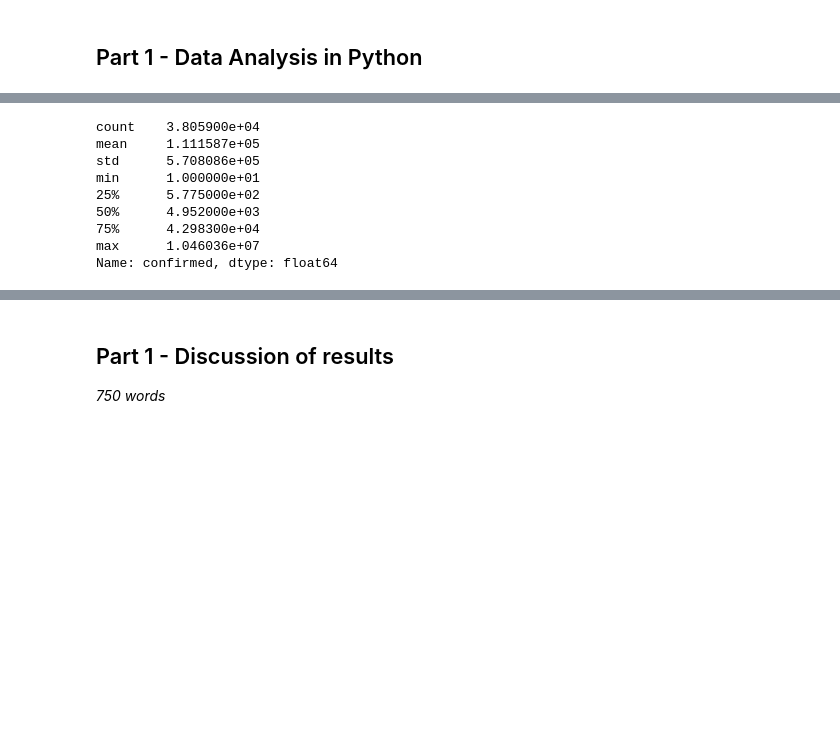
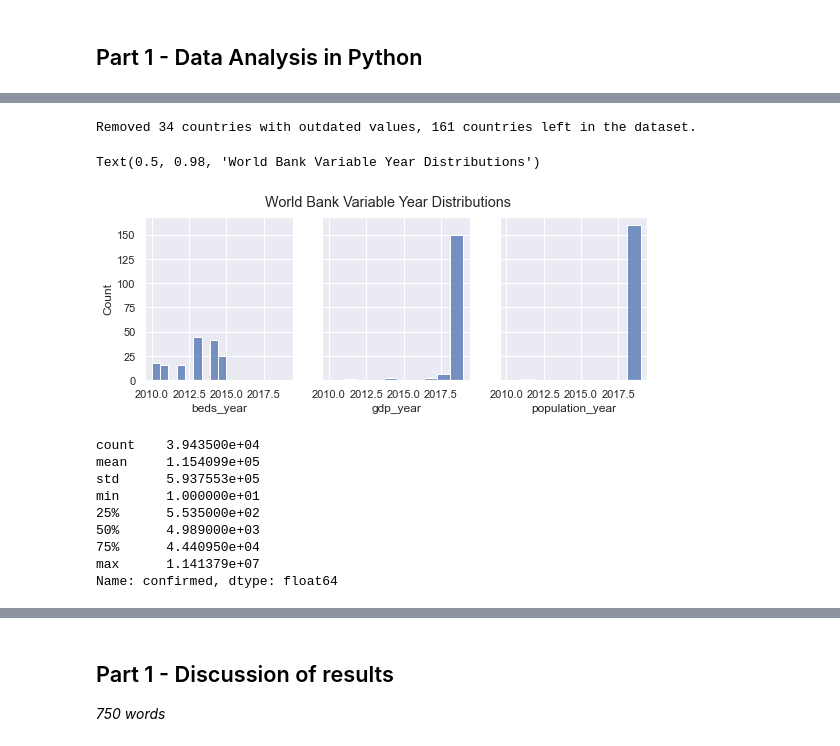
Before and after one commit to wbhz/COVID-19-Analyses, a Jupyter notebook: Willem_Zents_Fundamentals_Summative.ipynb, the cells around one changed output, grey strips where cells are left out. Cells and saved outputs as stored; diff of their text form; code cells hidden in the pictures; blank space fills up the shorter version.

```diff
--- a/Willem_Zents_Fundamentals_Summative.ipynb
+++ b/Willem_Zents_Fundamentals_Summative.ipynb
@@ -143,15 +136,38 @@ print(f"Removed {diff} countries with outdated values")
+# %%
+# Data Cleaning
+
+# There are quite some outdated values of the World Bank variable, which could influence our results. Removing values which are >10 years old.
+df_cleaned = df.loc[(df['beds_year']>2009) & (df['population_year']>2009) & (df['gdp_year']>2009)]
+diff = (len(df['country'].unique()) - len(df_cleaned['country'].unique()))
+left_over = len(df_cleaned['country'].unique())
+print(f"Removed {diff} countries with outdated values, {left_over} countries left in the dataset.")
+
+# Plotting to make sure we have done this correctly
+df_cleaned_years = pd.DataFrame(df_cleaned.groupby(['country']).mean())
+
+f, axes = plt.subplots(1,3, figsize=(9, 3), sharex=True, sharey=True)
+sns.histplot(x='beds_year', data=df_cleaned_years, ax=axes[0])
+sns.histplot(x='gdp_year', data=df_cleaned_years, ax=axes[1])
+sns.histplot(x='population_year', data=df_cleaned_years, ax=axes[2])
+f.suptitle('World Bank Variable Year Distributions')
+
+# After removing countries with outdated values for the world bank variables, we have 161 countries left over. GDP and population data are relatively up-to-date for most countries, while the data for number of beds per 1000 people is a few years old for most countries. We should take this into account when we discuss limitations.
+# %% [output]
+Removed 34 countries with outdated values, 161 countries left in the dataset.
+Text(0.5, 0.98, 'World Bank Variable Year Distributions')
+[figure, added]
 # %%
 # Inspecting 'confirmed' variable, since we are interested in measures taken by governments during the pandemic, we will only consider situations where the number of confirmed cases in a country is 10 or more
+
 df_cleaned['confirmed'].describe()
 df_cleaned = df_cleaned.loc[df_cleaned['confirmed']>9]
-df_cleaned['confirmed'].describe()
 # %% [output]
-count    3.805900e+04
-mean     1.111587e+05
-std      5.708086e+05
+count    3.943500e+04
+mean     1.154099e+05
+std      5.937553e+05
 min      1.000000e+01
-25%      5.775000e+02
-50%      4.952000e+03
-75%      4.298300e+04
-max      1.046036e+07
+25%      5.535000e+02
+50%      4.989000e+03
+75%      4.440950e+04
+max      1.141379e+07
 Name: confirmed, dtype: float64
```
Also changed, not shown: parts of 16 cells of this notebook.
